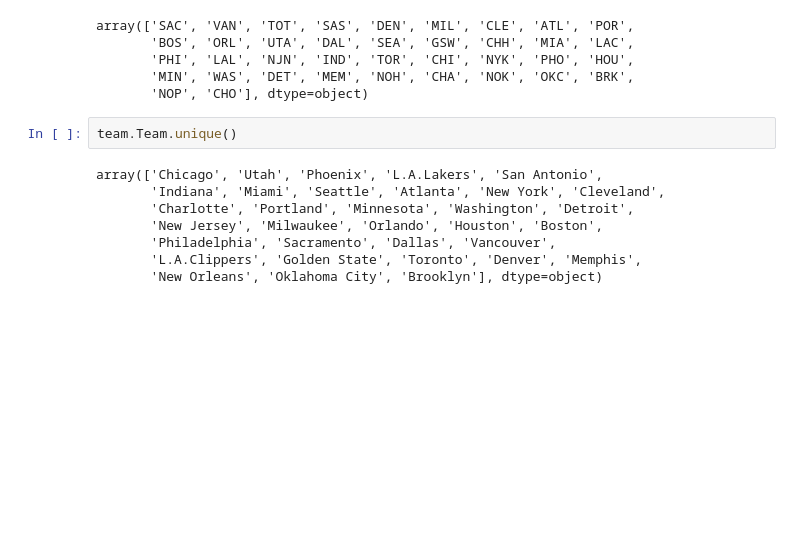
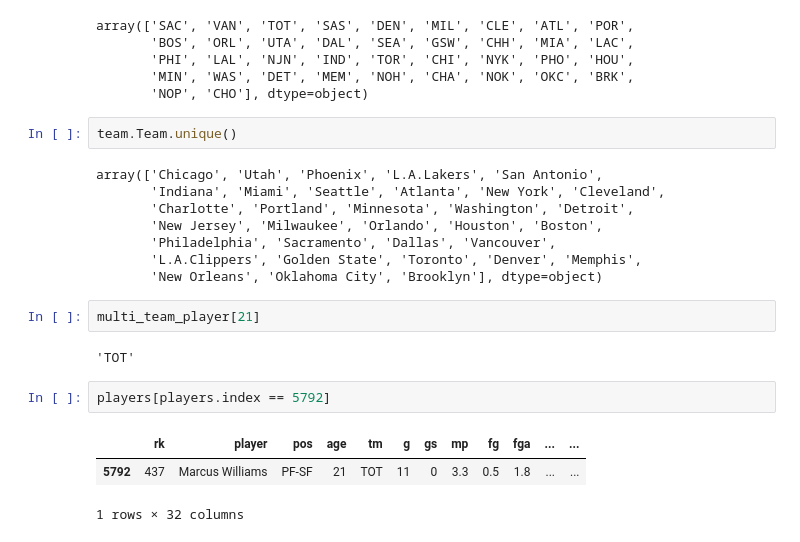
Before and after one commit to claykindiger/DSCI303FinalProject, a Jupyter notebook: Exercise4ForProject.ipynb, the cells around one changed output. Saved outputs shown, nothing was run; the diff lists cells and outputs as text; blank space fills up the shorter version.

```diff
--- a/Exercise4ForProject.ipynb
+++ b/Exercise4ForProject.ipynb
@@ -61,6 +64,16 @@ array(['Chicago', 'Utah', 'Phoenix', 'L.A.Lakers', 'San Antonio',
        'Philadelphia', 'Sacramento', 'Dallas', 'Vancouver',
        'L.A.Clippers', 'Golden State', 'Toronto', 'Denver', 'Memphis',
        'New Orleans', 'Oklahoma City', 'Brooklyn'], dtype=object)
+# %%
+multi_team_player[21]
+# %% [output]
+'TOT'
+# %%
+players[players.index == 5792]
+# %% [output]
+|  | rk | player | pos | age | tm | g | gs | mp | fg | fga | ... | ... |
+| 5792 | 437 | Marcus Williams | PF-SF | 21 | TOT | 11 | 0 | 3.3 | 0.5 | 1.8 | ... | ... |
+1 rows × 32 columns
 # %%
 team_mapping = {'SAC':'Sacramento', 'VAN':'Vancouver', 'SAS':'San Antonio', 'DEN':'Denver', 'MIL':'Milwaukee', 'CLE':'Cleveland', 'ATL':'Atlanta', 'POR':'Portland',
        'BOS':'Boston', 'ORL':'Orlando', 'UTA':'Utah', 'DAL':'Dallas', 'SEA':'Seattle', 'GSW':'Golden State', 'CHH':'Charlotte', 'MIA':'Miami', 'LAC':'L.A.Clippers',
```
Also changed, not shown: parts of 5 cells of this notebook.
